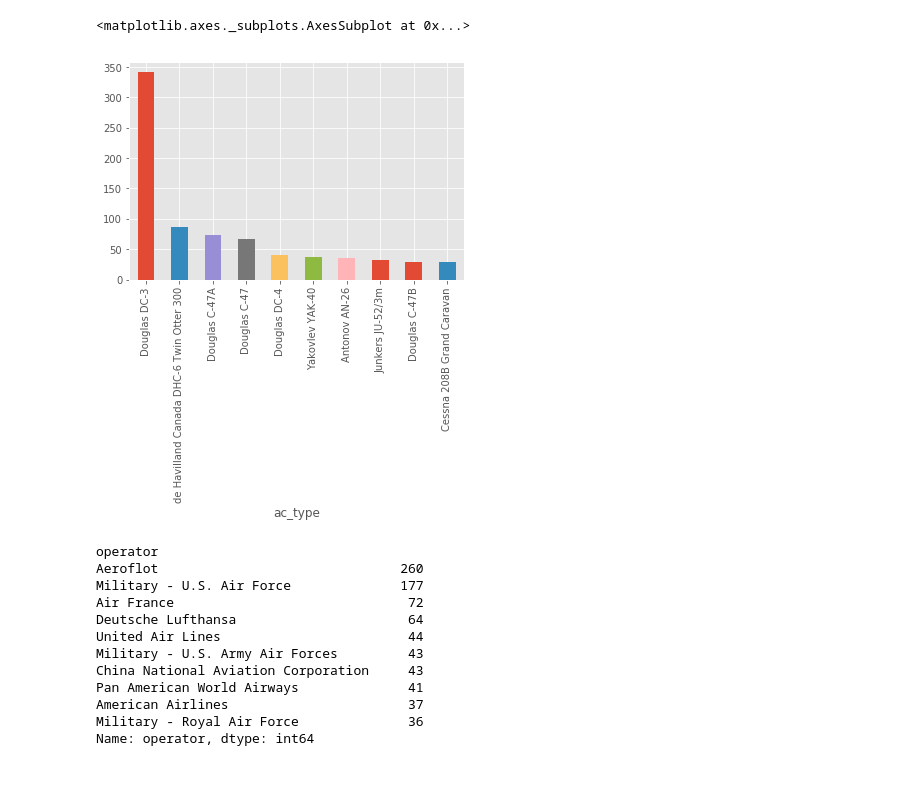
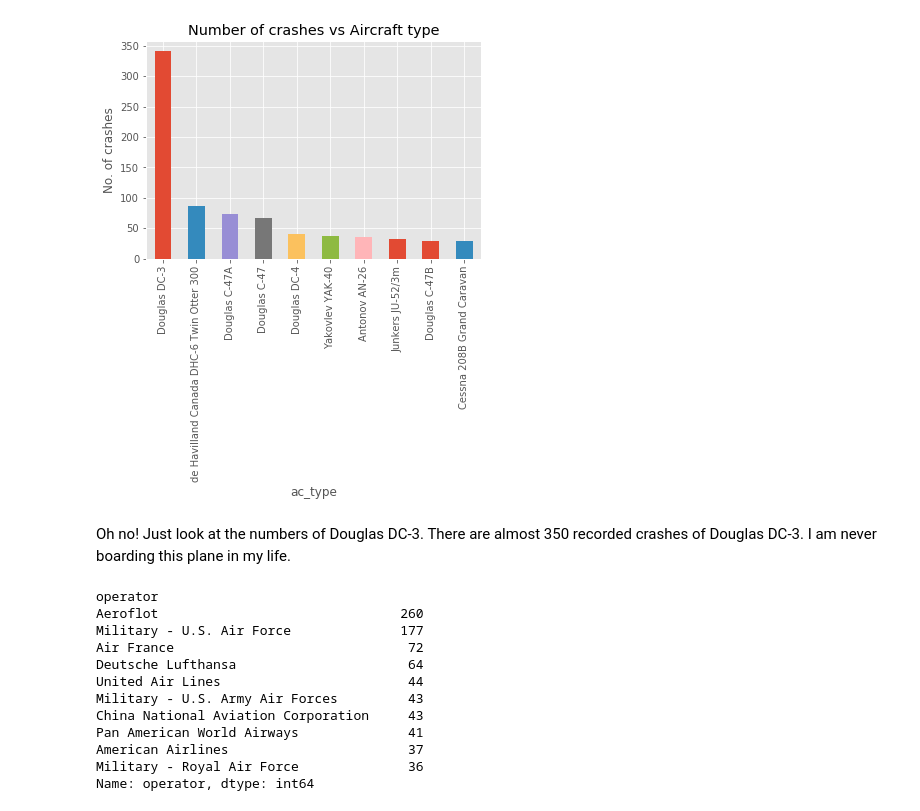
Before and after one commit to rajtilakls2510/Data-Analysis-Projects, a Jupyter notebook: plane_crash_analysis.ipynb, the cells around one changed output. Cells and saved outputs as stored; diff of their text form; code cells hidden in the pictures; blank space fills up the shorter version.

```diff
--- a/plane_crash_analysis.ipynb
+++ b/plane_crash_analysis.ipynb
@@ -75,7 +44,11 @@ plt.show()
 # %%
-# 2
+# 2 Which "ac_type" has the most no. of crashes
 plane_info.groupby('ac_type')['ac_type'].agg('count').sort_values(ascending=False).head(10).plot('bar')
+plt.title("Number of crashes vs Aircraft type")
+plt.ylabel("No. of crashes")
+plt.show()
 # %% [output]
-<matplotlib.axes._subplots.AxesSubplot at 0x...>
-[figure, old version]
+[figure, new version]
+# %% [markdown]
+Oh no! Just look at the numbers of Douglas DC-3. There are almost 350 recorded crashes of Douglas DC-3. I am never boarding this plane in my life.
 # %%
```
Also changed, not shown: parts of 21 cells of this notebook, 7 other files.
